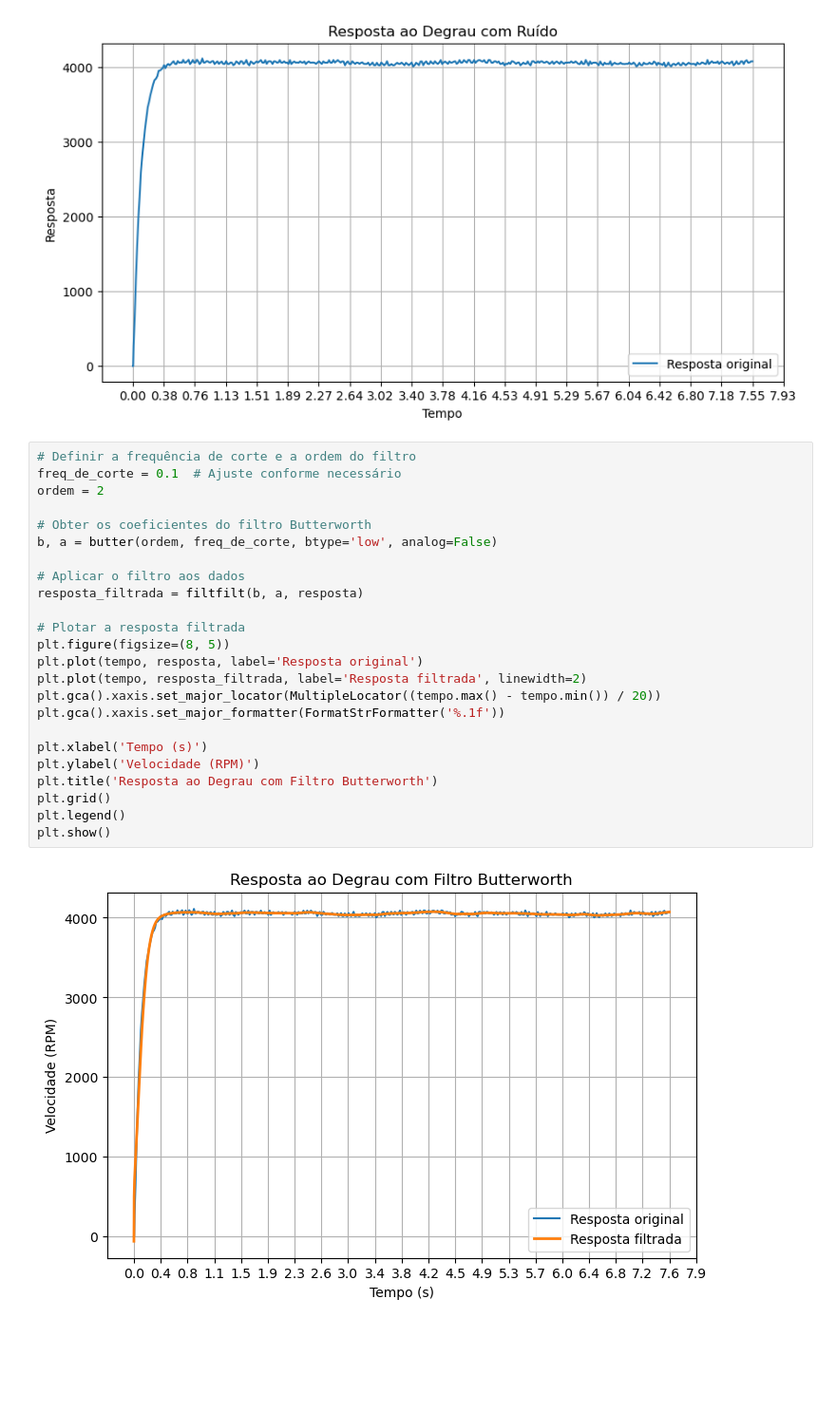
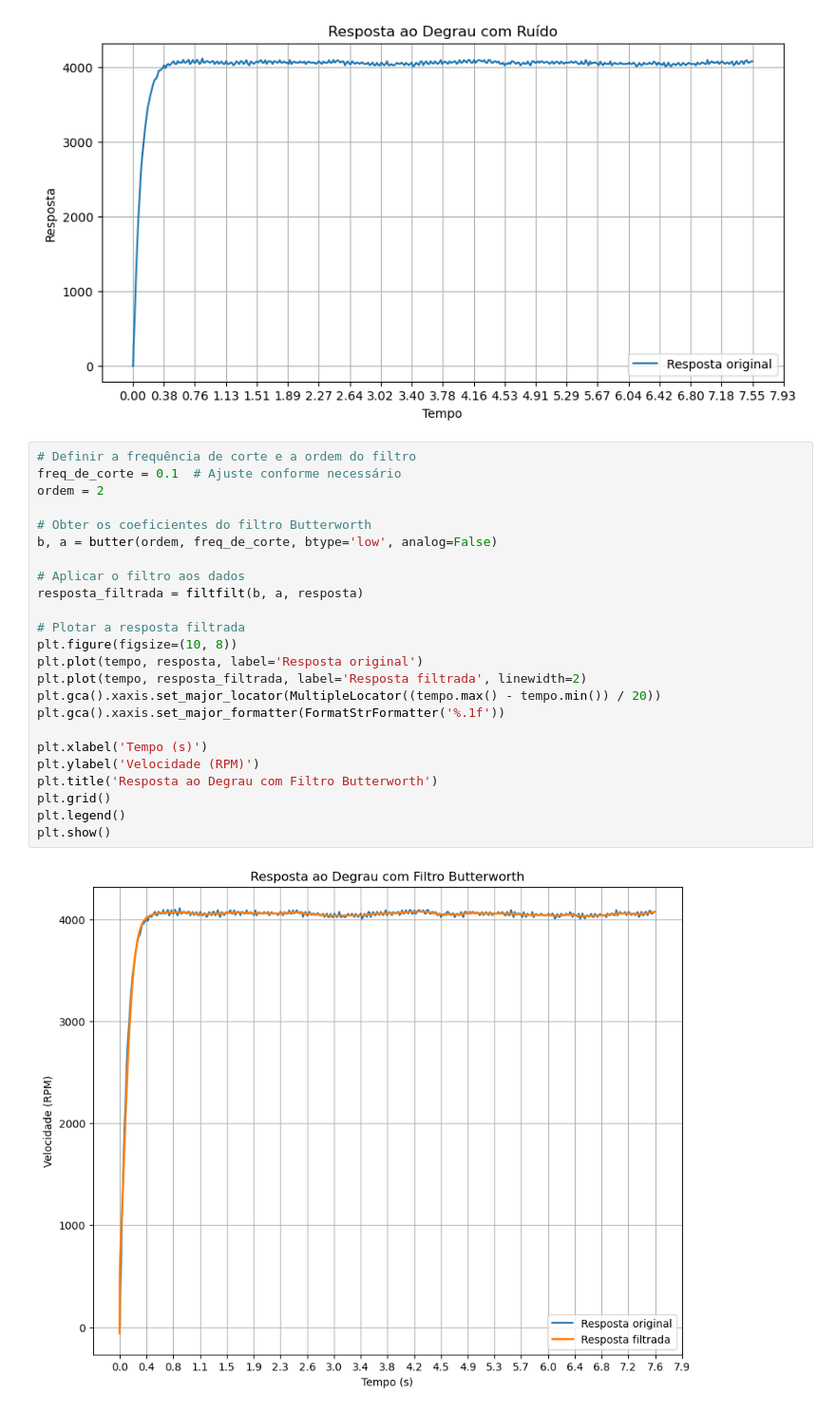
Before and after one commit to camillemotajf/lab_controle, a Jupyter notebook: plot_step.ipynb, the cells around one changed output. Shown at 95% size. Cells and saved outputs as stored; diff of their text form; blank space fills up the shorter version.

```diff
--- a/plot_step.ipynb
+++ b/plot_step.ipynb
@@ -37,26 +37,26 @@ plt.show()
 # %%
 # Definir a frequência de corte e a ordem do filtro
 freq_de_corte = 0.1  # Ajuste conforme necessário
 ordem = 2
 
 # Obter os coeficientes do filtro Butterworth
 b, a = butter(ordem, freq_de_corte, btype='low', analog=False)
 
 # Aplicar o filtro aos dados
 resposta_filtrada = filtfilt(b, a, resposta)
 
 # Plotar a resposta filtrada
-plt.figure(figsize=(8, 5))
+plt.figure(figsize=(10, 8))
 plt.plot(tempo, resposta, label='Resposta original')
 plt.plot(tempo, resposta_filtrada, label='Resposta filtrada', linewidth=2)
 plt.gca().xaxis.set_major_locator(MultipleLocator((tempo.max() - tempo.min()) / 20))
 plt.gca().xaxis.set_major_formatter(FormatStrFormatter('%.1f'))
 
 plt.xlabel('Tempo (s)')
 plt.ylabel('Velocidade (RPM)')
 plt.title('Resposta ao Degrau com Filtro Butterworth')
 plt.grid()
 plt.legend()
 plt.show()
 # %% [output]
-[figure, old version]
+[figure, new version]
```
